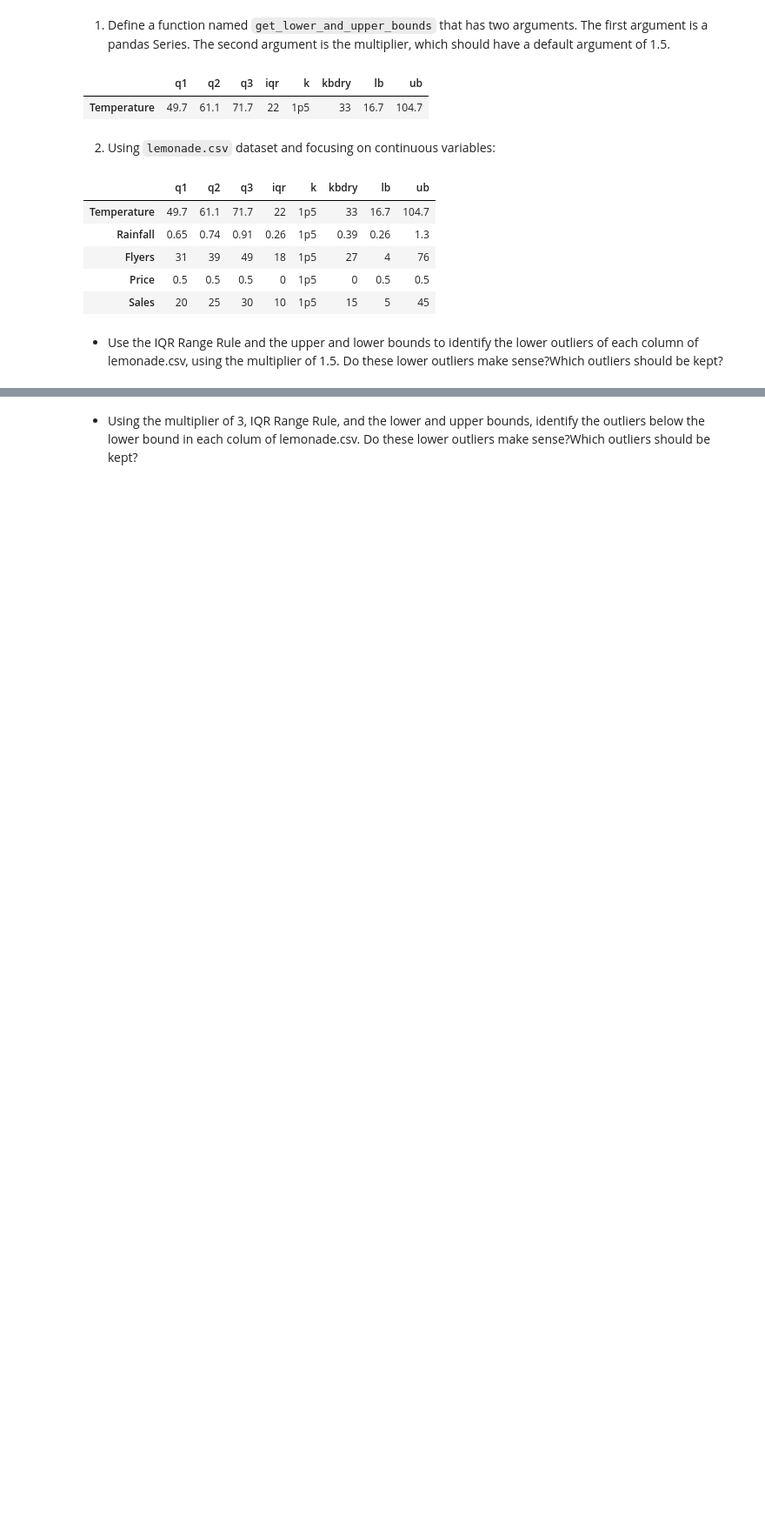
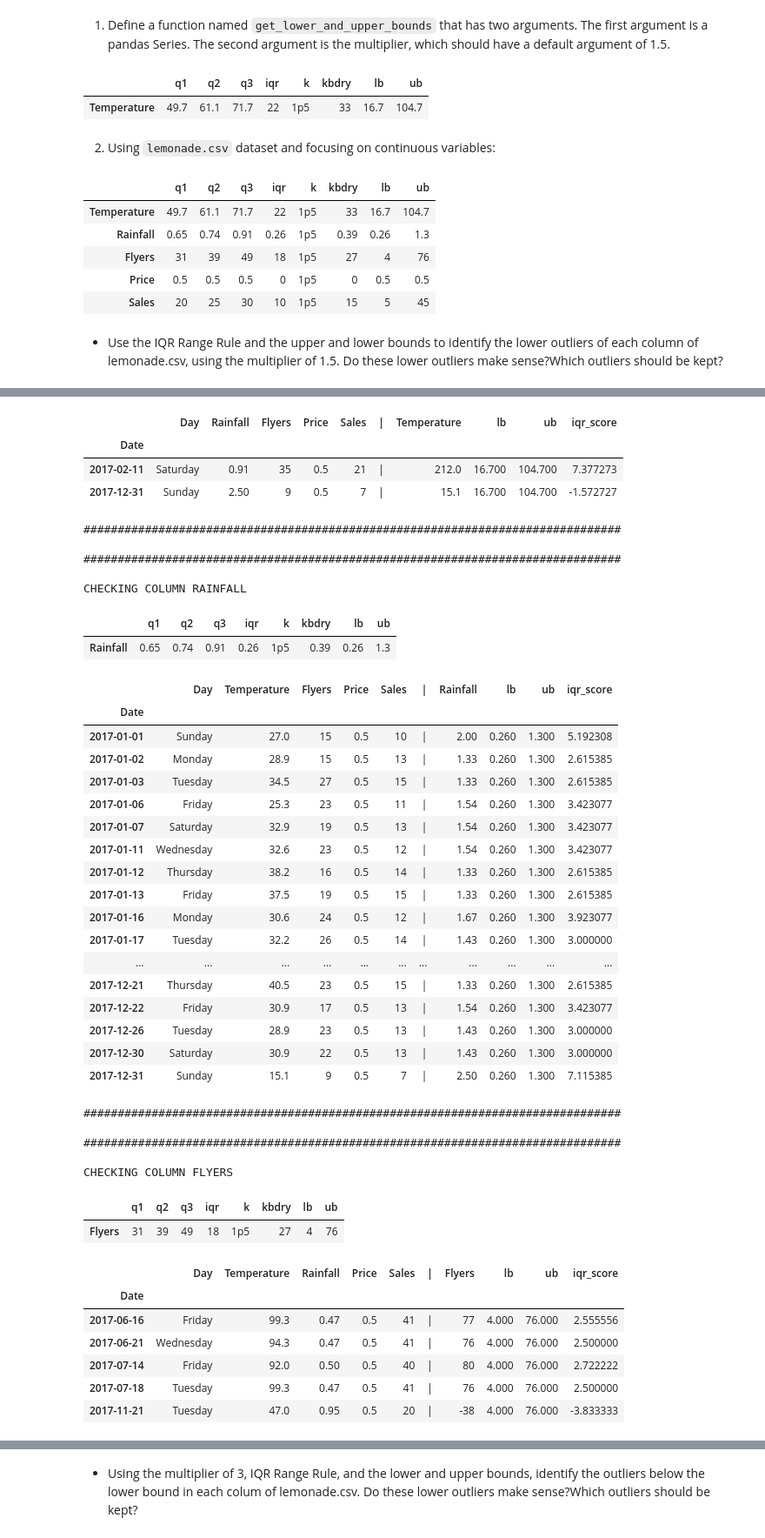
Before and after one commit to kjeliasen/ds-methodologies-exercises, a Jupyter notebook: anomaly_detection/continuous_probabilistic_methods.ipynb, the cells around one changed output, grey strips where cells are left out. Shown at 87% size. Saved outputs shown, nothing was run; the diff lists cells and outputs as text; code cells hidden in the pictures; blank space fills up the shorter version.

```diff
--- a/anomaly_detection/continuous_probabilistic_methods.ipynb
+++ b/anomaly_detection/continuous_probabilistic_methods.ipynb
@@ -94,8 +94,8 @@ def get_df_iqr_boundaries(df, k=1.5, print_it=False, splain=splain):
 # %% [markdown]
 2. Using `lemonade.csv` dataset and focusing on continuous variables:
 # %%
-lemons_k1pf = get_df_iqr_boundaries(lemons, k=1.5, print_it=False, splain=splain)
-lemons_k1pf
+lemons_k1p5 = get_df_iqr_boundaries(lemons, k=1.5, print_it=False, splain=splain)
+lemons_k1p5
 # %% [output]
 |  | q1 | q2 | q3 | iqr | k | kbdry | lb | ub |
 | Temperature | 49.7 | 61.1 | 71.7 | 22 | 1p5 | 33 | 16.7 | 104.7 |
@@ -105,3 +105,6 @@ lemons_k1pf
 | Sales | 20 | 25 | 30 | 10 | 1p5 | 15 | 5 | 45 |
 # %% [markdown]
 - Use the IQR Range Rule and the upper and lower bounds to identify the lower outliers of each column of lemonade.csv, using the multiplier of 1.5. Do these lower outliers make sense?Which outliers should be kept?
+# %%
+col = 'Temperature'
+lemons[(lemons[col]<=lemons_k1p5.loc[col]['lb'])]
@@ -107,0 +131,25 @@ lemons_k1pf
+# %%
+for col in lemons_k1p5.index:
+    stats = lemons_k1p5.loc[col]
+    print('###############################################################################\n')
+    print('CHECKING COLUMN', col.upper())
+    display(pd.DataFrame(lemons_k1p5.loc[col]).T)
+    ub=stats['ub']
+    lb=stats['lb']
+    q1=stats['q1']
+    iqr=stats['iqr']
+    if iqr == 0:
+        print('###############################################################################\n')
+        continue
+    col_df = lemons[(lemons[col]>=ub) | (lemons[col]<=lb)]
+    col_df['|'] = '|'
+    col_df['tmp'] = col_df[col]
+    col_df.drop(columns=col, inplace=True)
+    col_df.rename(columns={'tmp': col}, inplace=True)
+    col_df['lb'] = f'{lb:.3f}'
+    col_df['ub'] = f'{ub:.3f}'
+    col_df['iqr_score'] = (col_df[col] - q1) / iqr
+
+    display(col_df)
+    print('###############################################################################\n')
+# %% [output]
@@ -107,0 +161,43 @@ lemons_k1pf
+|  | Day | Rainfall | Flyers | Price | Sales | | | Temperature | lb | ub | iqr_score |
+| Date |  |  |  |  |  |  |  |  |  |  |
+| 2017-02-11 | Saturday | 0.91 | 35 | 0.5 | 21 | | | 212.0 | 16.700 | 104.700 | 7.377273 |
+| 2017-12-31 | Sunday | 2.50 | 9 | 0.5 | 7 | | | 15.1 | 16.700 | 104.700 | -1.572727 |
+###############################################################################
+
+###############################################################################
+
+CHECKING COLUMN RAINFALL
+|  | q1 | q2 | q3 | iqr | k | kbdry | lb | ub |
+| Rainfall | 0.65 | 0.74 | 0.91 | 0.26 | 1p5 | 0.39 | 0.26 | 1.3 |
+|  | Day | Temperature | Flyers | Price | Sales | | | Rainfall | lb | ub | iqr_score |
+| Date |  |  |  |  |  |  |  |  |  |  |
+| 2017-01-01 | Sunday | 27.0 | 15 | 0.5 | 10 | | | 2.00 | 0.260 | 1.300 | 5.192308 |
+| 2017-01-02 | Monday | 28.9 | 15 | 0.5 | 13 | | | 1.33 | 0.260 | 1.300 | 2.615385 |
+| 2017-01-03 | Tuesday | 34.5 | 27 | 0.5 | 15 | | | 1.33 | 0.260 | 1.300 | 2.615385 |
+| 2017-01-06 | Friday | 25.3 | 23 | 0.5 | 11 | | | 1.54 | 0.260 | 1.300 | 3.423077 |
+| 2017-01-07 | Saturday | 32.9 | 19 | 0.5 | 13 | | | 1.54 | 0.260 | 1.300 | 3.423077 |
+| 2017-01-11 | Wednesday | 32.6 | 23 | 0.5 | 12 | | | 1.54 | 0.260 | 1.300 | 3.423077 |
+| 2017-01-12 | Thursday | 38.2 | 16 | 0.5 | 14 | | | 1.33 | 0.260 | 1.300 | 2.615385 |
+| 2017-01-13 | Friday | 37.5 | 19 | 0.5 | 15 | | | 1.33 | 0.260 | 1.300 | 2.615385 |
+| 2017-01-16 | Monday | 30.6 | 24 | 0.5 | 12 | | | 1.67 | 0.260 | 1.300 | 3.923077 |
+| 2017-01-17 | Tuesday | 32.2 | 26 | 0.5 | 14 | | | 1.43 | 0.260 | 1.300 | 3.000000 |
+| ... | ... | ... | ... | ... | ... | ... | ... | ... | ... | ... |
+| 2017-12-21 | Thursday | 40.5 | 23 | 0.5 | 15 | | | 1.33 | 0.260 | 1.300 | 2.615385 |
+| 2017-12-22 | Friday | 30.9 | 17 | 0.5 | 13 | | | 1.54 | 0.260 | 1.300 | 3.423077 |
+| 2017-12-26 | Tuesday | 28.9 | 23 | 0.5 | 13 | | | 1.43 | 0.260 | 1.300 | 3.000000 |
+| 2017-12-30 | Saturday | 30.9 | 22 | 0.5 | 13 | | | 1.43 | 0.260 | 1.300 | 3.000000 |
+| 2017-12-31 | Sunday | 15.1 | 9 | 0.5 | 7 | | | 2.50 | 0.260 | 1.300 | 7.115385 |
+###############################################################################
+
+###############################################################################
+
+CHECKING COLUMN FLYERS
+|  | q1 | q2 | q3 | iqr | k | kbdry | lb | ub |
+| Flyers | 31 | 39 | 49 | 18 | 1p5 | 27 | 4 | 76 |
+|  | Day | Temperature | Rainfall | Price | Sales | | | Flyers | lb | ub | iqr_score |
+| Date |  |  |  |  |  |  |  |  |  |  |
+| 2017-06-16 | Friday | 99.3 | 0.47 | 0.5 | 41 | | | 77 | 4.000 | 76.000 | 2.555556 |
+| 2017-06-21 | Wednesday | 94.3 | 0.47 | 0.5 | 41 | | | 76 | 4.000 | 76.000 | 2.500000 |
+| 2017-07-14 | Friday | 92.0 | 0.50 | 0.5 | 40 | | | 80 | 4.000 | 76.000 | 2.722222 |
+| 2017-07-18 | Tuesday | 99.3 | 0.47 | 0.5 | 41 | | | 76 | 4.000 | 76.000 | 2.500000 |
+| 2017-11-21 | Tuesday | 47.0 | 0.95 | 0.5 | 20 | | | -38 | 4.000 | 76.000 | -3.833333 |
```
Also changed, not shown: parts of 5 cells of this notebook.
